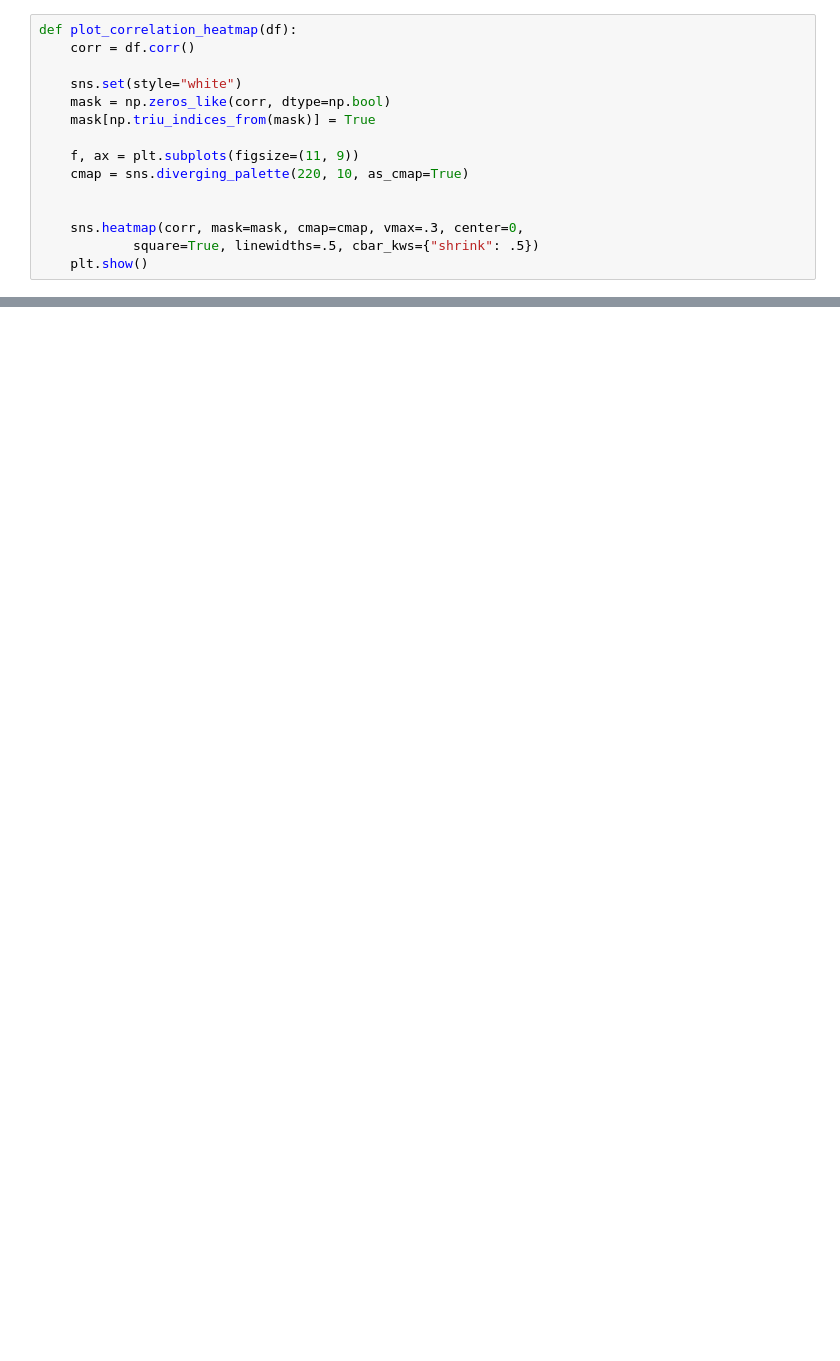
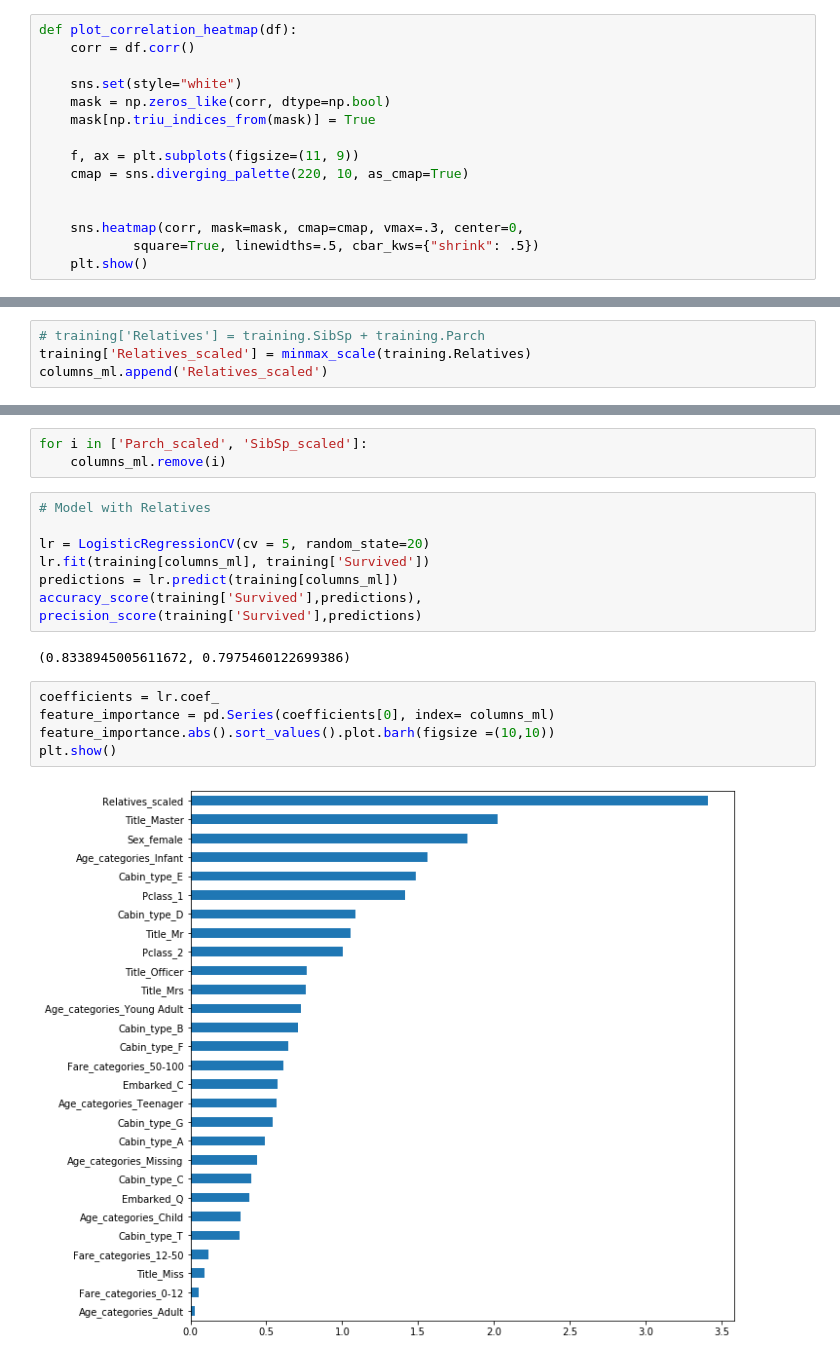
Before and after one commit to kobetryz/ML_projects-, a Jupyter notebook: Titanic survival prediction/Titanic predictions.ipynb, the cells around one changed output, grey strips where cells are left out. Saved outputs shown, nothing was run; the diff lists cells and outputs as text; blank space fills up the shorter version.

```diff
--- a/Titanic survival prediction/Titanic predictions.ipynb
+++ b/Titanic survival prediction/Titanic predictions.ipynb
@@ -487,0 +511,4 @@ accuracy_score(training['Survived'],predictions), precision_score(training['Surv
+# %%
+# training['Relatives'] = training.SibSp + training.Parch
+training['Relatives_scaled'] = minmax_scale(training.Relatives)
+columns_ml.append('Relatives_scaled')
@@ -487,0 +522,19 @@ accuracy_score(training['Survived'],predictions), precision_score(training['Surv
+# %%
+for i in ['Parch_scaled', 'SibSp_scaled']:
+    columns_ml.remove(i)
+# %%
+# Model with Relatives
+
+lr = LogisticRegressionCV(cv = 5, random_state=20)
+lr.fit(training[columns_ml], training['Survived'])
+predictions = lr.predict(training[columns_ml])
+accuracy_score(training['Survived'],predictions), precision_score(training['Survived'],predictions)
+# %% [output]
+(0.8338945005611672, 0.7975460122699386)
+# %%
+coefficients = lr.coef_
+feature_importance = pd.Series(coefficients[0], index= columns_ml)
+feature_importance.abs().sort_values().plot.barh(figsize =(10,10))
+plt.show()
+# %% [output]
+[figure, added]
```
Also changed, not shown: parts of 43 cells of this notebook.
